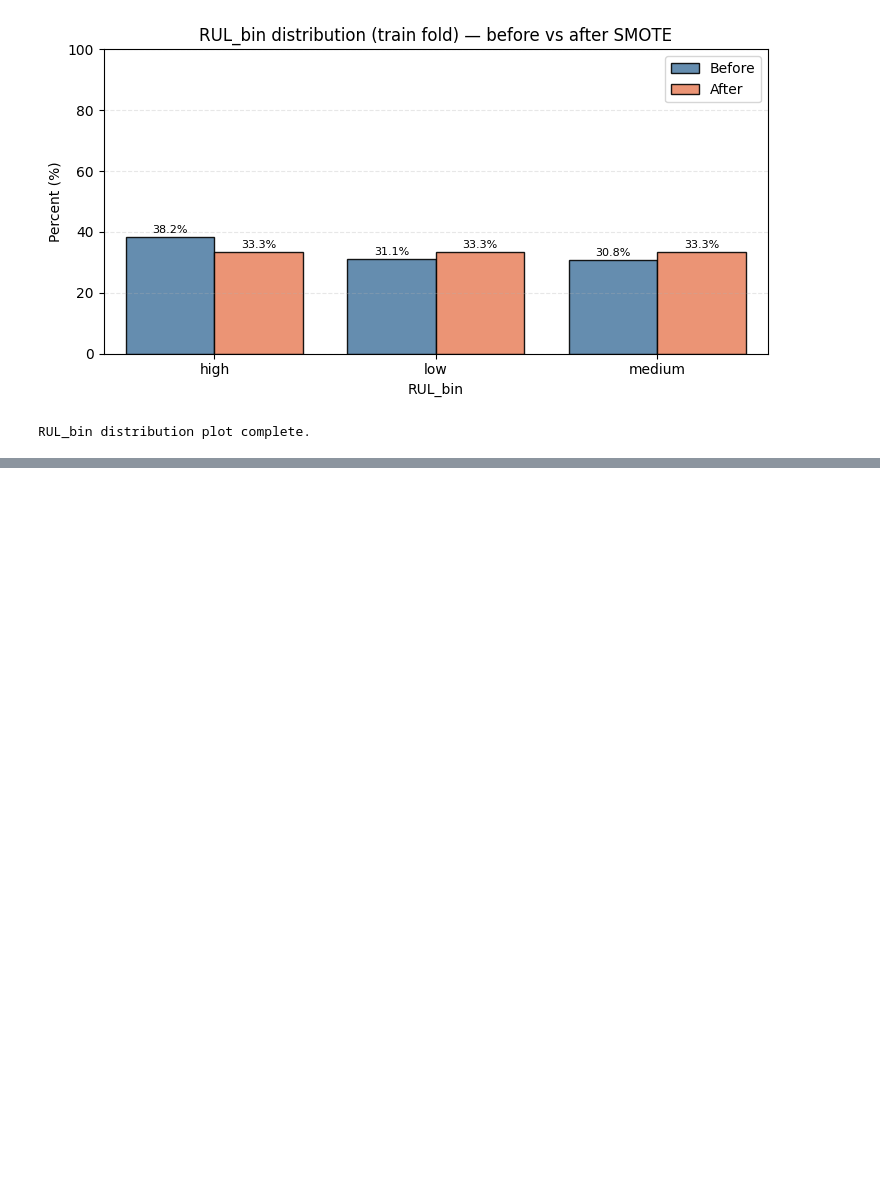
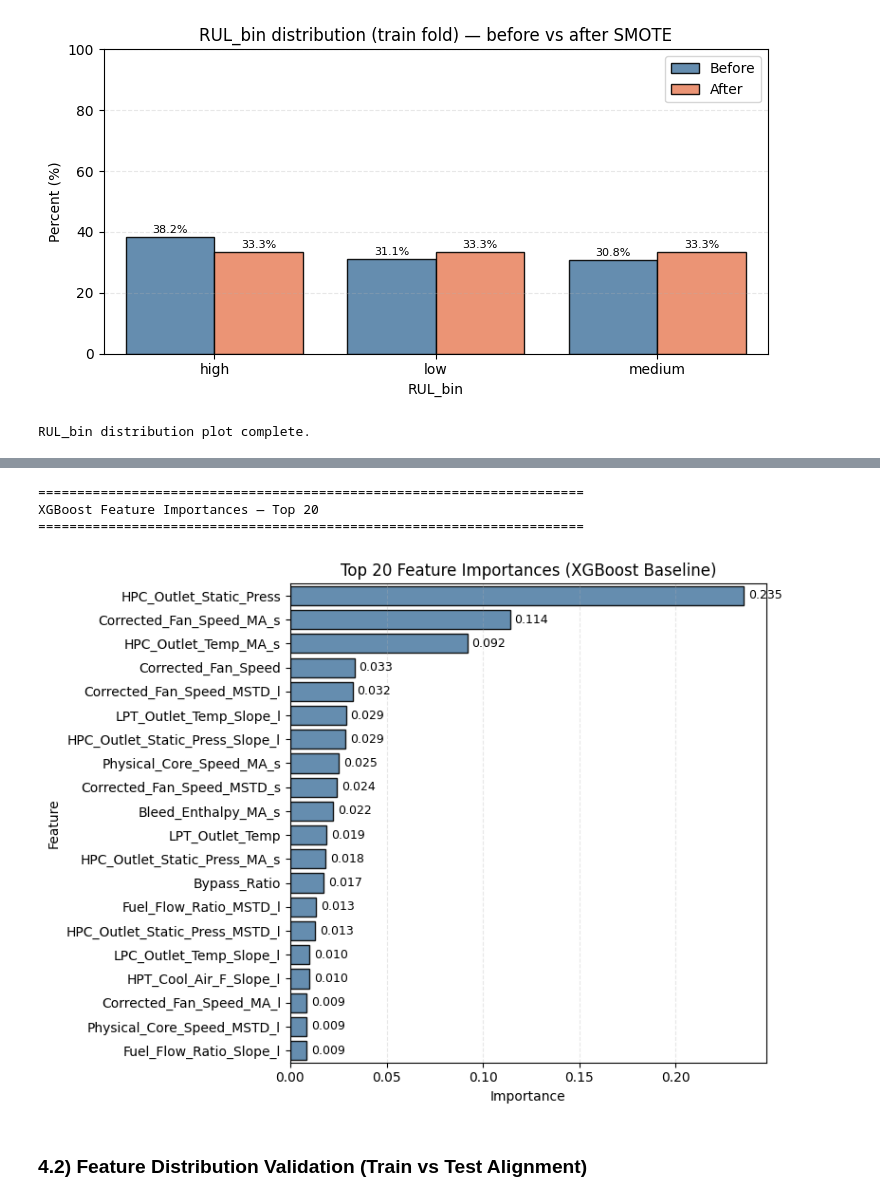
Before and after one commit to canozkan17/ROS2-Based-Smart-Factory-Digital-Twin, a Jupyter notebook: CMAPSS_ML_training.ipynb, the cells around one changed output, grey strips where cells are left out. Drawn from its saved outputs; the diff is of its cells as text; code cells hidden in the pictures; blank space fills up the shorter version.

Commit message:
xgboost training + apply same cell functions to test @#17+#18+#19+#20 + deterministic split @#19 + update on #20

```diff
--- a/CMAPSS_ML_training.ipynb
+++ b/CMAPSS_ML_training.ipynb
@@ -4055,0 +4601,27 @@ RUL_bin distribution plot complete.
+# %%
+# 31A/ XGBoost Feature Importances (Top 20)
+
+print_header("XGBoost Feature Importances — Top 20")
+
+if "feature_importances_df" not in globals():
+    raise ValueError("Run #31 first to compute feature_importances_df.")
+
+top20 = feature_importances_df.head(20)
+
+plt.figure(figsize=(8, 6))
+sns.barplot(x="importance", y="feature", data=top20, color="steelblue", edgecolor="black", alpha=0.9)
+plt.title("Top 20 Feature Importances (XGBoost Baseline)")
+plt.xlabel("Importance")
+plt.ylabel("Feature")
+for i, v in enumerate(top20["importance"].values):
+    plt.text(v + top20["importance"].max()*0.01, i, f"{v:.3f}", va="center", fontsize=9)
+plt.grid(axis="x", alpha=0.3, linestyle="--")
+plt.tight_layout()
+plt.show()
+# %% [output]
+======================================================================
+XGBoost Feature Importances — Top 20
+======================================================================
+[figure, added]
+# %% [markdown]
+### 4.2) Feature Distribution Validation (Train vs Test Alignment)
```
Also changed, not shown: parts of 20 cells of this notebook, 2 other files.
